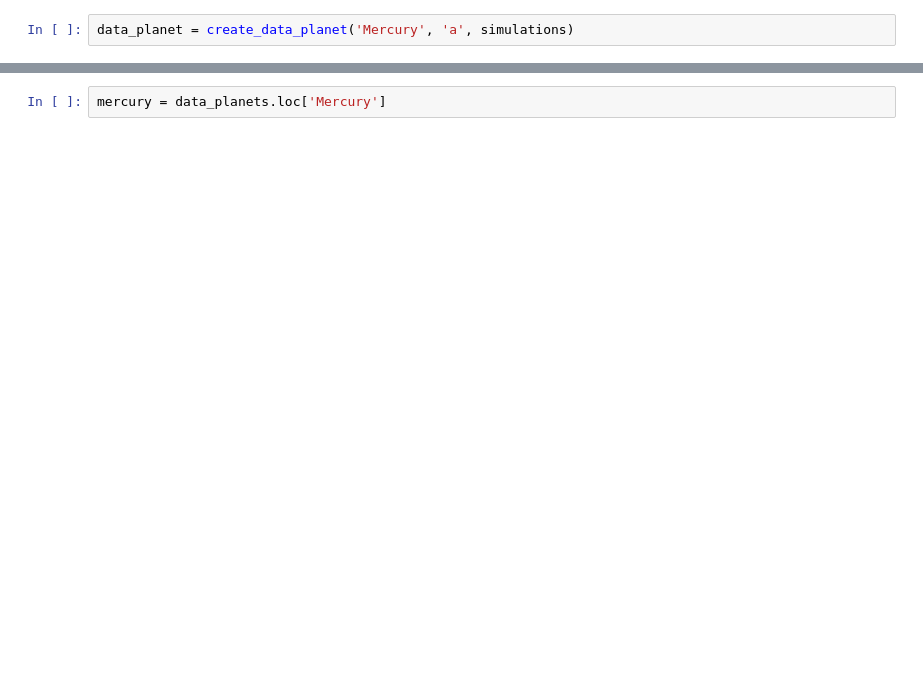
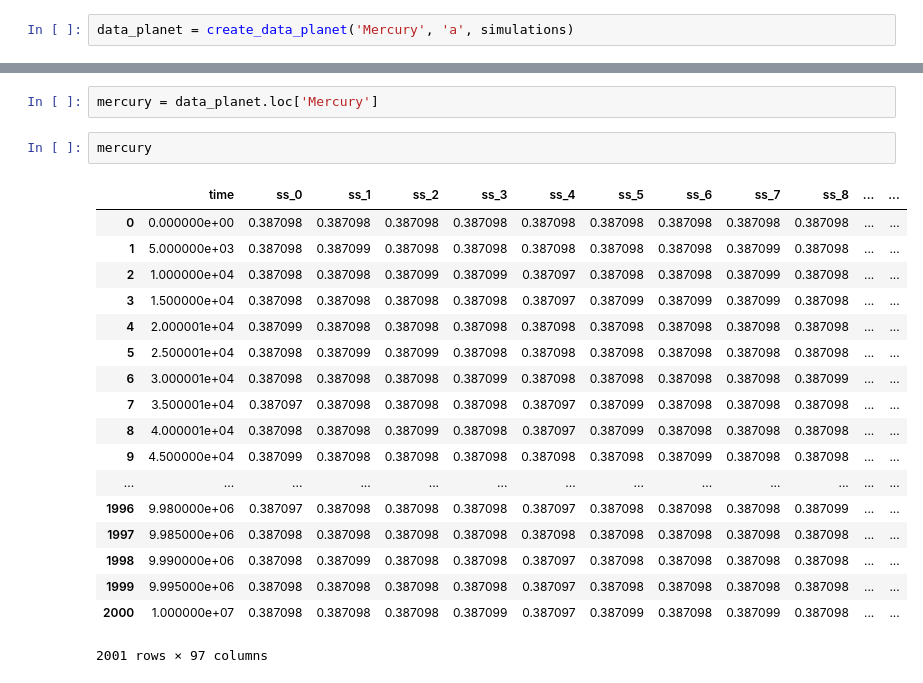
Before and after one commit to DeSouzaSR/MVS_SS_Circ_Invar4, a Jupyter notebook: develop/6-2018-08-18-srds-semi-major-axis.ipynb, the cells around one changed output, grey strips where cells are left out. Cells and saved outputs as stored; diff of their text form; blank space fills up the shorter version.

```diff
--- a/develop/6-2018-08-18-srds-semi-major-axis.ipynb
+++ b/develop/6-2018-08-18-srds-semi-major-axis.ipynb
@@ -89,2 +92,23 @@ data_planets
 # %%
-mercury = data_planets.loc['Mercury']
+mercury = data_planet.loc['Mercury']
+# %%
+mercury
+# %% [output]
+|  | time | ss_0 | ss_1 | ss_2 | ss_3 | ss_4 | ss_5 | ss_6 | ss_7 | ss_8 | ... | ... |
+| 0 | 0.000000e+00 | 0.387098 | 0.387098 | 0.387098 | 0.387098 | 0.387098 | 0.387098 | 0.387098 | 0.387098 | 0.387098 | ... | ... |
+| 1 | 5.000000e+03 | 0.387098 | 0.387099 | 0.387098 | 0.387098 | 0.387098 | 0.387098 | 0.387098 | 0.387099 | 0.387098 | ... | ... |
+| 2 | 1.000000e+04 | 0.387098 | 0.387098 | 0.387099 | 0.387099 | 0.387097 | 0.387098 | 0.387098 | 0.387099 | 0.387098 | ... | ... |
+| 3 | 1.500000e+04 | 0.387098 | 0.387098 | 0.387098 | 0.387098 | 0.387097 | 0.387099 | 0.387099 | 0.387099 | 0.387098 | ... | ... |
+| 4 | 2.000001e+04 | 0.387099 | 0.387098 | 0.387098 | 0.387098 | 0.387098 | 0.387098 | 0.387098 | 0.387098 | 0.387098 | ... | ... |
+| 5 | 2.500001e+04 | 0.387098 | 0.387099 | 0.387099 | 0.387098 | 0.387098 | 0.387098 | 0.387098 | 0.387098 | 0.387098 | ... | ... |
+| 6 | 3.000001e+04 | 0.387098 | 0.387098 | 0.387098 | 0.387099 | 0.387098 | 0.387098 | 0.387098 | 0.387098 | 0.387099 | ... | ... |
+| 7 | 3.500001e+04 | 0.387097 | 0.387098 | 0.387098 | 0.387098 | 0.387097 | 0.387099 | 0.387098 | 0.387098 | 0.387098 | ... | ... |
+| 8 | 4.000001e+04 | 0.387098 | 0.387098 | 0.387099 | 0.387098 | 0.387097 | 0.387099 | 0.387098 | 0.387098 | 0.387098 | ... | ... |
+| 9 | 4.500000e+04 | 0.387099 | 0.387098 | 0.387098 | 0.387098 | 0.387098 | 0.387098 | 0.387099 | 0.387098 | 0.387098 | ... | ... |
+| ... | ... | ... | ... | ... | ... | ... | ... | ... | ... | ... | ... | ... |
+| 1996 | 9.980000e+06 | 0.387097 | 0.387098 | 0.387098 | 0.387098 | 0.387097 | 0.387098 | 0.387098 | 0.387098 | 0.387099 | ... | ... |
+| 1997 | 9.985000e+06 | 0.387098 | 0.387098 | 0.387098 | 0.387098 | 0.387098 | 0.387098 | 0.387098 | 0.387098 | 0.387098 | ... | ... |
+| 1998 | 9.990000e+06 | 0.387098 | 0.387099 | 0.387098 | 0.387098 | 0.387097 | 0.387098 | 0.387098 | 0.387098 | 0.387098 | ... | ... |
+| 1999 | 9.995000e+06 | 0.387098 | 0.387098 | 0.387098 | 0.387098 | 0.387097 | 0.387098 | 0.387098 | 0.387098 | 0.387098 | ... | ... |
+| 2000 | 1.000000e+07 | 0.387098 | 0.387098 | 0.387098 | 0.387099 | 0.387097 | 0.387099 | 0.387098 | 0.387099 | 0.387098 | ... | ... |
+2001 rows × 97 columns
```
Also changed, not shown: parts of 10 cells of this notebook, 2 other files.
